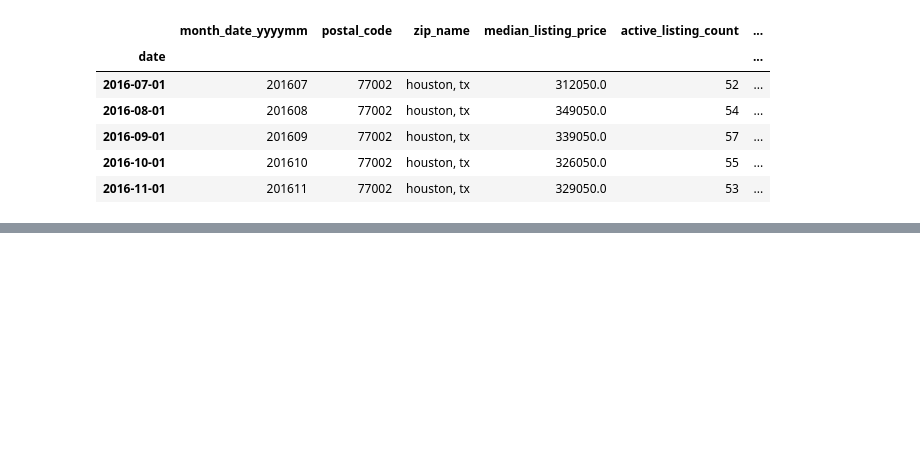
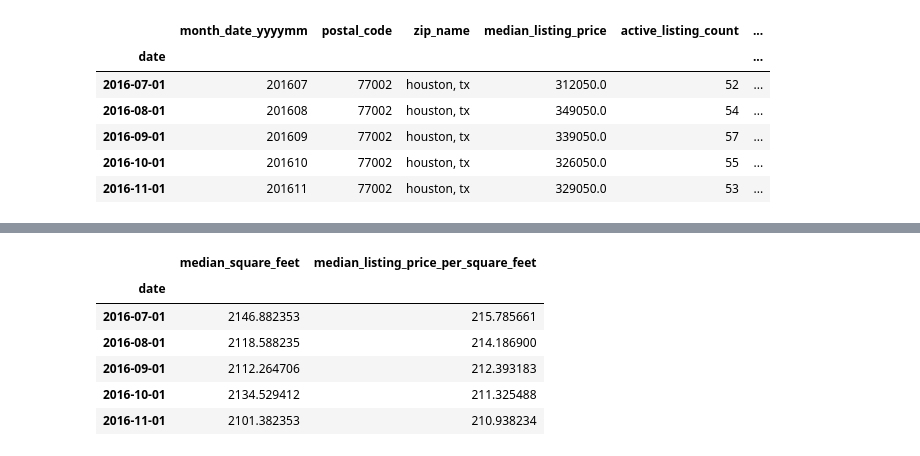
Before and after one commit to dovu93/Real_Estate_Investment_Identifier, a Jupyter notebook: Notebooks/analysis_visualization1_dan.ipynb, the cells around one changed output, grey strips where cells are left out. Cells and saved outputs as stored; diff of their text form; code cells hidden in the pictures; blank space fills up the shorter version.

```diff
--- a/Notebooks/analysis_visualization1_dan.ipynb
+++ b/Notebooks/analysis_visualization1_dan.ipynb
@@ -395,0 +399,13 @@ hyplot_active_listings
+# %%
+avg_price_sqft_by_date = filtered_pricing_data_df.groupby('date')['median_square_feet','median_listing_price_per_square_feet'].mean()
+# avg_price_sqft_by_date = filtered_pricing_data_df.groupby('date').mean()
+
+avg_price_sqft_by_date.head()
+# %% [output]
+|  | median_square_feet | median_listing_price_per_square_feet |
+| date |  |  |
+| 2016-07-01 | 2146.882353 | 215.785661 |
+| 2016-08-01 | 2118.588235 | 214.186900 |
+| 2016-09-01 | 2112.264706 | 212.393183 |
+| 2016-10-01 | 2134.529412 | 211.325488 |
+| 2016-11-01 | 2101.382353 | 210.938234 |
```
Also changed, not shown: parts of 6 cells of this notebook.
